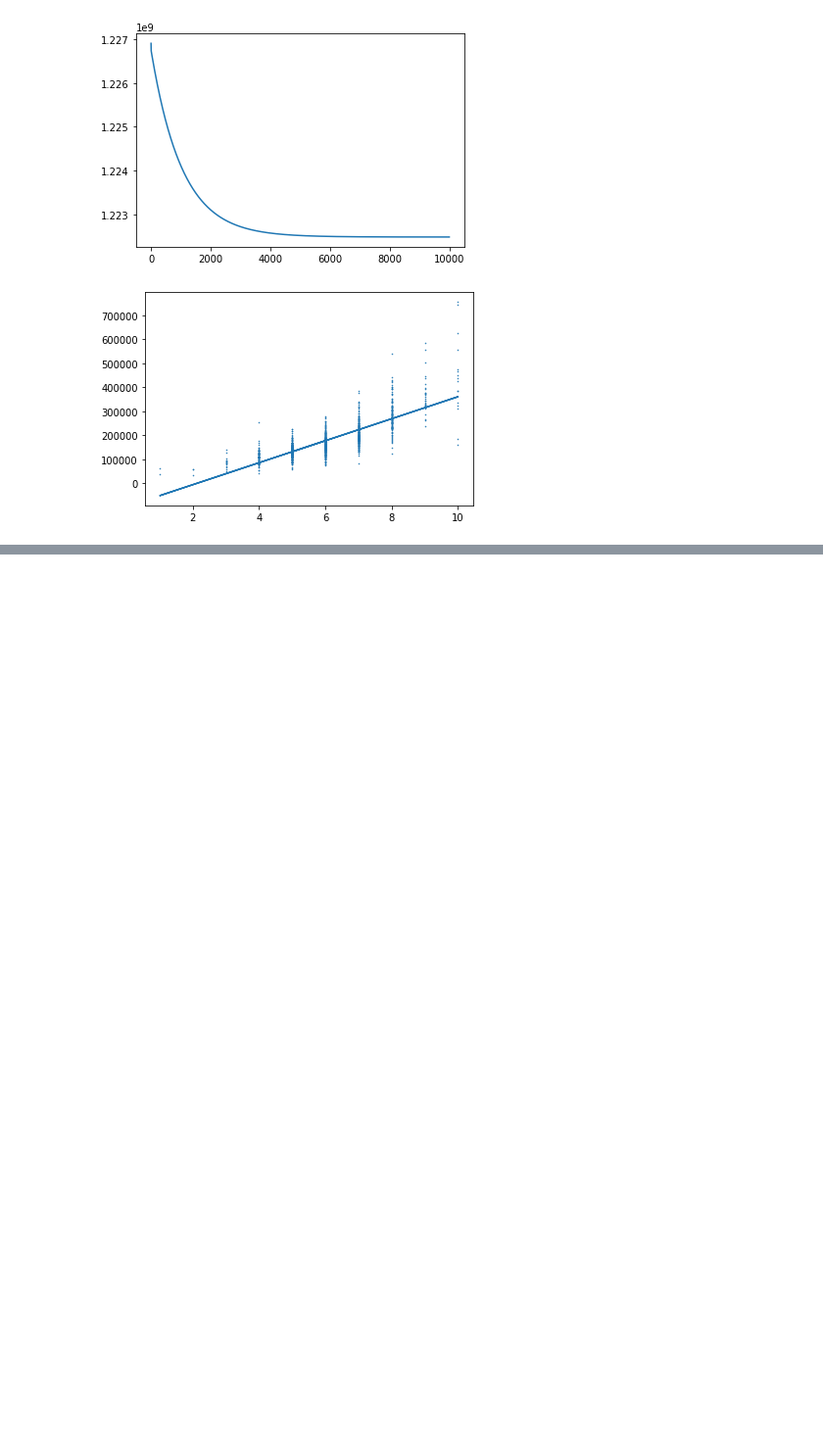
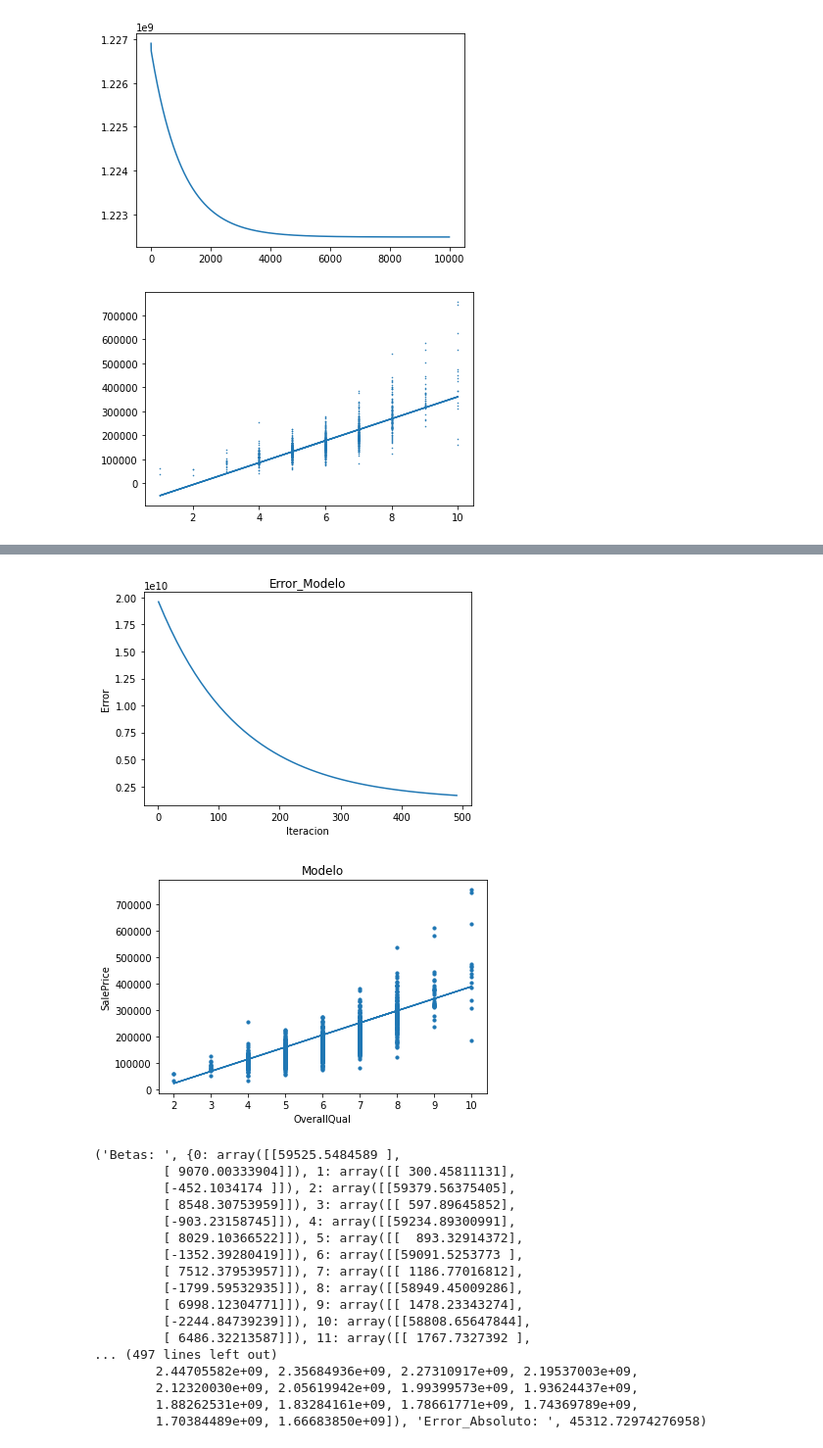
Before and after one commit to JMercar/proyecto_python, a Jupyter notebook: proyecto.ipynb, the cells around one changed output, grey strips where cells are left out. Shown: that part at 98% size. Cells and saved outputs as stored; diff of their text form; code cells hidden in the pictures; blank space fills up the shorter version.

```diff
--- a/proyecto.ipynb
+++ b/proyecto.ipynb
@@ -199,0 +390,23 @@ modelo()
+# %%
+# entrenamiento manual del modelo
+proyecto.manual('OverallQual', 500, 10, 0.050)
+# %% [output]
+[figure, added]
+[figure, added]
+('Betas: ', {0: array([[59525.5484589 ],
+         [ 9070.00333904]]), 1: array([[ 300.45811131],
+         [-452.1034174 ]]), 2: array([[59379.56375405],
+         [ 8548.30753959]]), 3: array([[ 597.89645852],
+         [-903.23158745]]), 4: array([[59234.89300991],
+         [ 8029.10366522]]), 5: array([[  893.32914372],
+         [-1352.39280419]]), 6: array([[59091.5253773 ],
+         [ 7512.37953957]]), 7: array([[ 1186.77016812],
+         [-1799.59532935]]), 8: array([[58949.45009286],
+         [ 6998.12304771]]), 9: array([[ 1478.23343274],
+         [-2244.84739239]]), 10: array([[58808.65647844],
+         [ 6486.32213587]]), 11: array([[ 1767.7327392 ],
+... (497 lines left out)
+        2.44705582e+09, 2.35684936e+09, 2.27310917e+09, 2.19537003e+09,
+        2.12320030e+09, 2.05619942e+09, 1.99399573e+09, 1.93624437e+09,
+        1.88262531e+09, 1.83284161e+09, 1.78661771e+09, 1.74369789e+09,
+        1.70384489e+09, 1.66683850e+09]), 'Error_Absoluto: ', 45312.72974276958)
```
Also changed, not shown: parts of 10 cells of this notebook.
